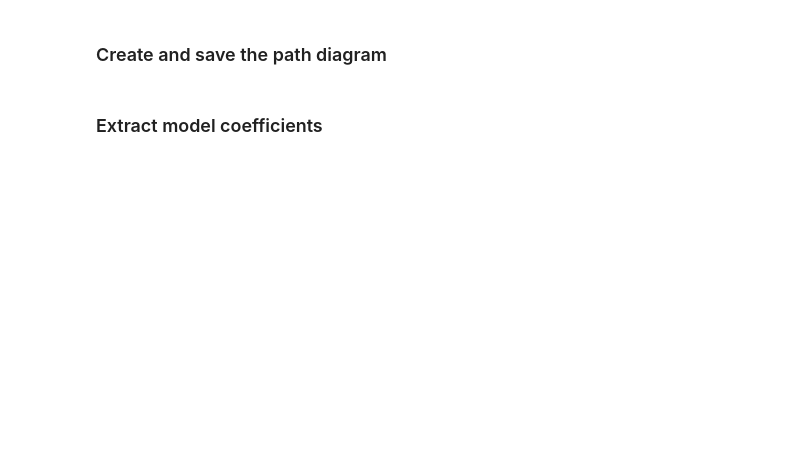
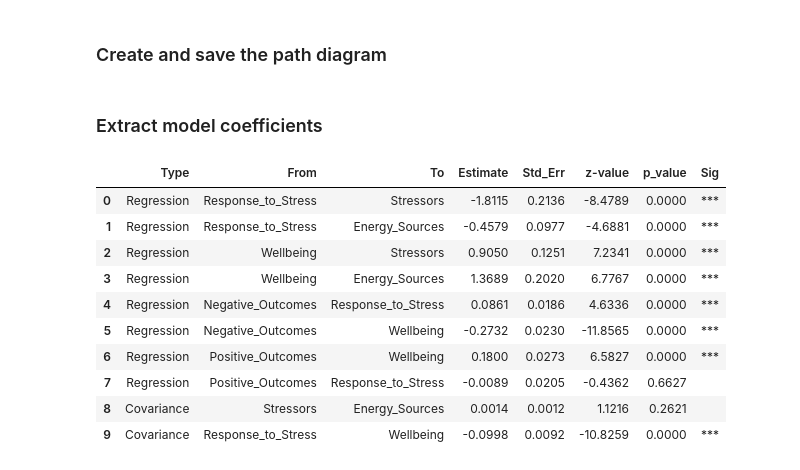
Before and after one commit to MC0338/Project-Data-Science, a Jupyter notebook: DataAnalysis.ipynb, the cells around one changed output. Drawn from its saved outputs; the diff is of its cells as text; code cells hidden in the pictures; blank space fills up the shorter version.

Commit message:
Updated Code based on Results table branch

```diff
--- a/DataAnalysis.ipynb
+++ b/DataAnalysis.ipynb
@@ -123,3 +125,77 @@ g = semplot(model, "pd3.png")
 coefficients = model.inspect()
 coefficients.to_csv("model_coefficients.csv")
 coefficients.to_excel("model_coefficients.xlsx")
+# %%
+def pretty_sem_latent_explicit(model):
+    df = model.inspect().copy()
+
+    # List of latent relationships as (lval, op, rval)
+    wanted = [
+        # covariances
+        ("Stressors",          "~~", "Energy_Sources"),
+        ("Response_to_Stress", "~~", "Wellbeing"),
+
+        # regressions
+        ("Response_to_Stress", "~",  "Stressors"),
+        ("Response_to_Stress", "~",  "Energy_Sources"),
+        ("Wellbeing",          "~",  "Stressors"),
+        ("Wellbeing",          "~",  "Energy_Sources"),
+        ("Negative_Outcomes",  "~",  "Response_to_Stress"),
+        ("Negative_Outcomes",  "~",  "Wellbeing"),
+        ("Positive_Outcomes",  "~",  "Response_to_Stress"),
+        ("Positive_Outcomes",  "~",  "Wellbeing"),
+    ]
+
+    wanted_df = pd.DataFrame(wanted, columns=["lval", "op", "rval"])
+
+    # Inner join to keep only those rows
+    df = df.merge(wanted_df, on=["lval", "op", "rval"], how="inner")
+
+    # Label type + from/to
+    df["Type"] = df["op"].map({"~": "Regression", "~~": "Covariance"})
+    df["From"] = df["lval"]
+    df["To"]   = df["rval"]
+
+    # Clean p-values (handles "<0.001")
+    p_clean = df["p-value"].astype(str).str.replace("<", "", regex=False)
+    df["p_value"] = pd.to_numeric(p_clean, errors="coerce")
+
+    # Significance stars
+    def stars(p):
+        if pd.isna(p): return ""
+        if p < 0.001: return "***"
+        if p < 0.01:  return "**"
+        if p < 0.05:  return "*"
+        if p < 0.10:  return "."
+        return ""
+
+    df["Sig"] = df["p_value"].apply(stars)
+
+    # Numeric & rounded
+    for col in ["Estimate", "Std. Err", "z-value", "p_value"]:
+        df[col] = pd.to_numeric(df[col], errors="coerce").round(4)
+
+    # Final table
+    nice = df[[
+        "Type", "From", "To",
+        "Estimate", "Std. Err", "z-value", "p_value", "Sig"
+    ]].copy()
+
+    nice = nice.rename(columns={"Std. Err": "Std_Err"})
+
+    return nice
+
+latent_table = pretty_sem_latent_explicit(model)
+latent_table   # last line in the cell → shows a nice table
+# %% [output]
+|  | Type | From | To | Estimate | Std_Err | z-value | p_value | Sig |
+| 0 | Regression | Response_to_Stress | Stressors | -1.8115 | 0.2136 | -8.4789 | 0.0000 | *** |
+| 1 | Regression | Response_to_Stress | Energy_Sources | -0.4579 | 0.0977 | -4.6881 | 0.0000 | *** |
+| 2 | Regression | Wellbeing | Stressors | 0.9050 | 0.1251 | 7.2341 | 0.0000 | *** |
+| 3 | Regression | Wellbeing | Energy_Sources | 1.3689 | 0.2020 | 6.7767 | 0.0000 | *** |
+| 4 | Regression | Negative_Outcomes | Response_to_Stress | 0.0861 | 0.0186 | 4.6336 | 0.0000 | *** |
+| 5 | Regression | Negative_Outcomes | Wellbeing | -0.2732 | 0.0230 | -11.8565 | 0.0000 | *** |
+| 6 | Regression | Positive_Outcomes | Wellbeing | 0.1800 | 0.0273 | 6.5827 | 0.0000 | *** |
+| 7 | Regression | Positive_Outcomes | Response_to_Stress | -0.0089 | 0.0205 | -0.4362 | 0.6627 |  |
+| 8 | Covariance | Stressors | Energy_Sources | 0.0014 | 0.0012 | 1.1216 | 0.2621 |  |
+| 9 | Covariance | Response_to_Stress | Wellbeing | -0.0998 | 0.0092 | -10.8259 | 0.0000 | *** |
```
Also changed, not shown: parts of 6 cells of this notebook, 5 other files.
